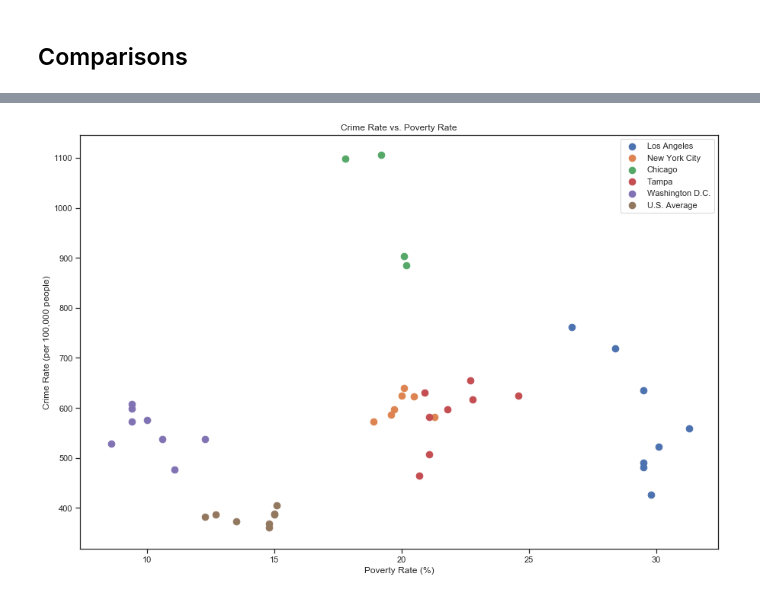
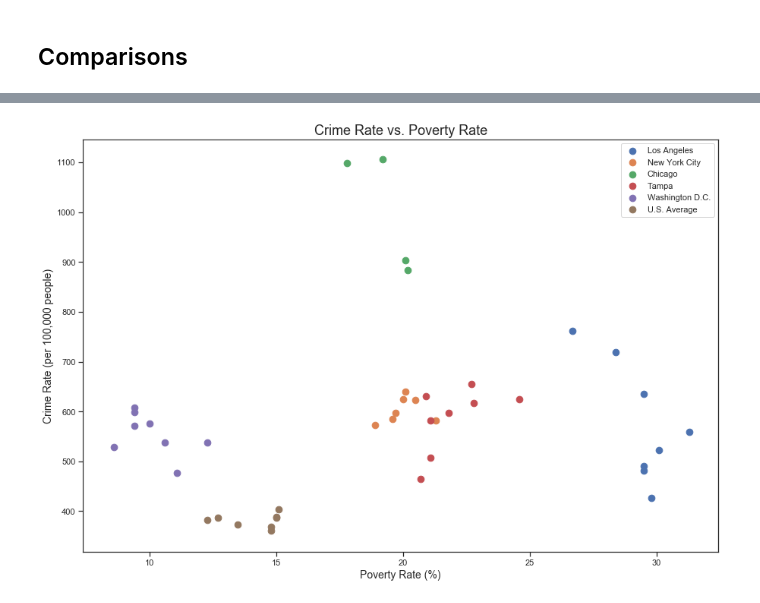
Before and after one commit to MikeAnderson89/National-Crime-Rate-Correlations, a Jupyter notebook: United States/National Comparisons.ipynb, the cells around one changed output, grey strips where cells are left out. Drawn from its saved outputs; the diff is of its cells as text; code cells hidden in the pictures.

```diff
--- a/United States/National Comparisons.ipynb
+++ b/United States/National Comparisons.ipynb
@@ -64,10 +48,18 @@ national_data = national_data[['year', 'value_NYC', 'value_LA', 'value_Chi', 'va
 national_data = national_data.rename(columns = {'value_NYC': 'New York City', 'value_LA': 'Los Angeles', 'value_Chi': 'Chicago',
                                                 'value_Tamp': 'Tampa', 'value_DC': 'Washington D.C.'})
 
+
 national_data = pd.merge(national_data, US_data, on='year', how='left')
 national_data = national_data.rename(columns = {'value_US': 'U.S. Average'})
+national_data = national_data.drop(index=[9,13,14,15])
 
-#national_data.plot(kind='line', x='year', figsize=(15,10))
+LA_crime = national_data['Los Angeles']
+NYC_crime = national_data['New York City']
+Chi_crime = national_data['Chicago']
+Tamp_crime = national_data['Tampa']
+DC_crime = national_data['Washington D.C.']
+US_crime = national_data['U.S. Average']
+
 national_data.to_csv('Comparative_Crime_Data.csv')
 # %%
 national_data.plot(kind='line', x = 'year', figsize = (15,10), lw=2.5)
@@ -380,19 +433,19 @@ plt.savefig('Graphs/Crime Rate vs. Graduation Rate (Scatter).png')
 # %%
 national_data_new2 = national_data.drop(index=[0,1,2,3])
 plt.figure(figsize=(15,10))
 plt.scatter(national_poverty['Los Angeles'], national_data_new2['Los Angeles'], s=75)
 plt.scatter(national_poverty['New York City'], national_data_new2['New York City'], s=75)
 plt.scatter(national_poverty['Chicago'], national_data_new2['Chicago'], s=75)
 plt.scatter(national_poverty['Tampa'], national_data_new2['Tampa'], s=75)
 plt.scatter(national_poverty['Washington D.C.'], national_data_new2['Washington D.C.'], s=75)
 plt.scatter(national_poverty['U.S. Average'], national_data_new2['U.S. Average'], s=75)
-plt.xlabel('Poverty Rate (%)')
-plt.ylabel('Crime Rate (per 100,000 people)')
-plt.title('Crime Rate vs. Poverty Rate')
+plt.xlabel('Poverty Rate (%)', size=14)
+plt.ylabel('Crime Rate (per 100,000 people)', size=14)
+plt.title('Crime Rate vs. Poverty Rate', size=18)
 plt.legend(loc='best')
 plt.savefig('Graphs/Crime Rate vs. Poverty Rate (Scatter).png')
 # %% [output]
-[figure, old version]
+[figure, new version]
 # %%
 national_data_new3 = national_data_new2.drop(index=11)
 plt.figure(figsize=(15,10))
```
Also changed, not shown: parts of 21 cells of this notebook, 7 other files.
